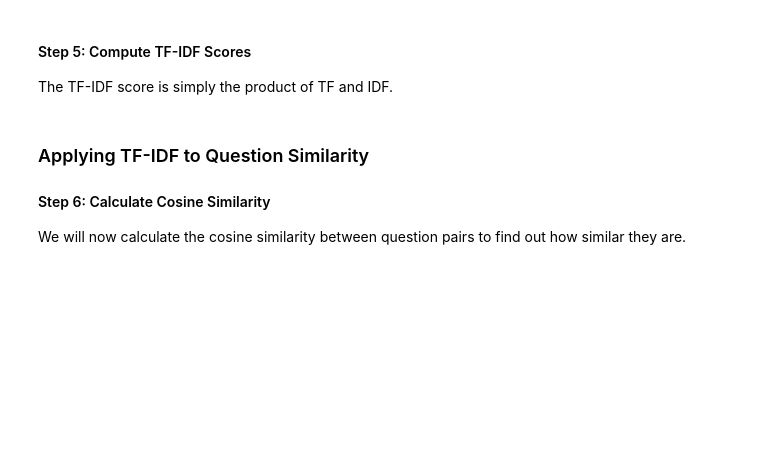
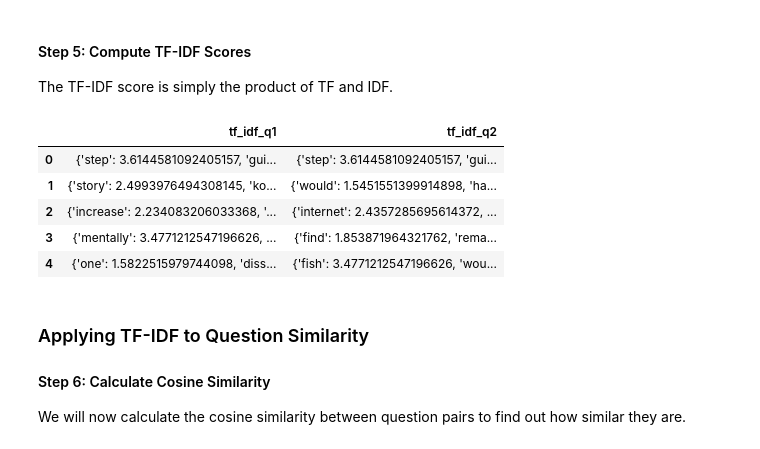
Before and after one commit to donghuna/AI-Expert, a Jupyter notebook: 황승원/[Samsung_AI_Expert_Day3_Lab1]_TF_IDF_similarity_search_(Student).ipynb, the cells around one changed output. Cells and saved outputs as stored; diff of their text form; code cells hidden in the pictures; blank space fills up the shorter version.

```diff
--- a/황승원/[Samsung_AI_Expert_Day3_Lab1]_TF_IDF_similarity_search_(Student).ipynb
+++ b/황승원/[Samsung_AI_Expert_Day3_Lab1]_TF_IDF_similarity_search_(Student).ipynb
@@ -135,14 +198,23 @@ The TF-IDF score is simply the product of TF and IDF.
 # %%
 def compute_tf_idf(tf_dict, idf_dict):
     tf_idf_dict = {}
     # DIY
     # Your Code Here
+    for word in tf_dict:
+        tf_idf_dict[word] = tf_dict[word] * idf_dict[word]
     return tf_idf_dict
 
 # Show TF-IDF values
 data['tf_idf_q1'] = data['tf_q1'].apply(compute_tf_idf, args=(idf_dict,))
 data['tf_idf_q2'] = data['tf_q2'].apply(compute_tf_idf, args=(idf_dict,))
 data[['tf_idf_q1', 'tf_idf_q2']].head()
+# %% [output]
+|  | tf_idf_q1 | tf_idf_q2 |
+| 0 | {'step': 3.6144581092405157, 'gui... | {'step': 3.6144581092405157, 'gui... |
+| 1 | {'story': 2.4993976494308145, 'ko... | {'would': 1.5451551399914898, 'ha... |
+| 2 | {'increase': 2.234083206033368, '... | {'internet': 2.4357285695614372, ... |
+| 3 | {'mentally': 3.4771212547196626, ... | {'find': 1.853871964321762, 'rema... |
+| 4 | {'one': 1.5822515979744098, 'diss... | {'fish': 3.4771212547196626, 'wou... |
 # %% [markdown]
 ### Applying TF-IDF to Question Similarity
 
```
Also changed, not shown: parts of 15 cells of this notebook.
